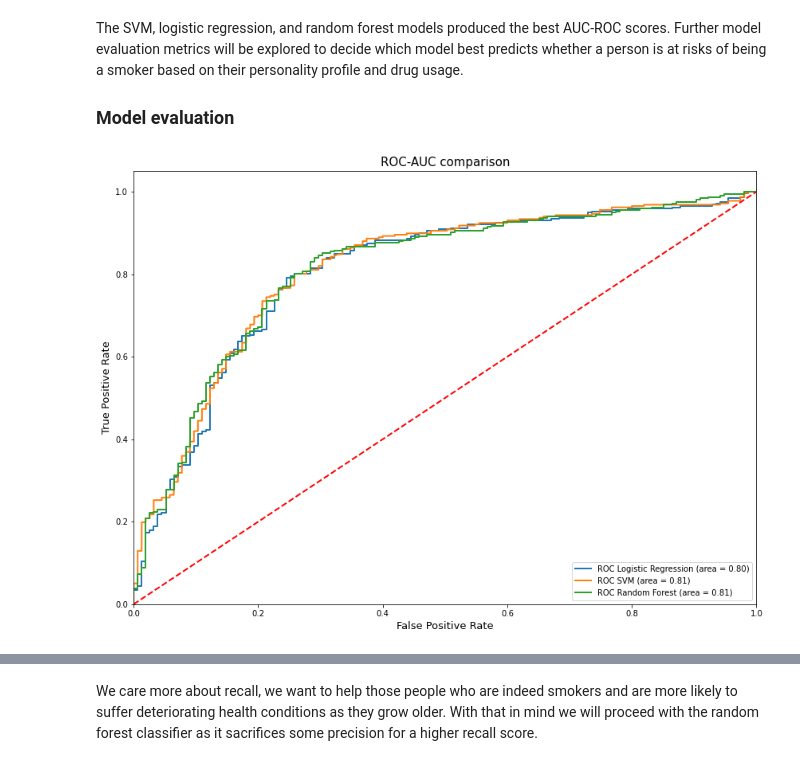
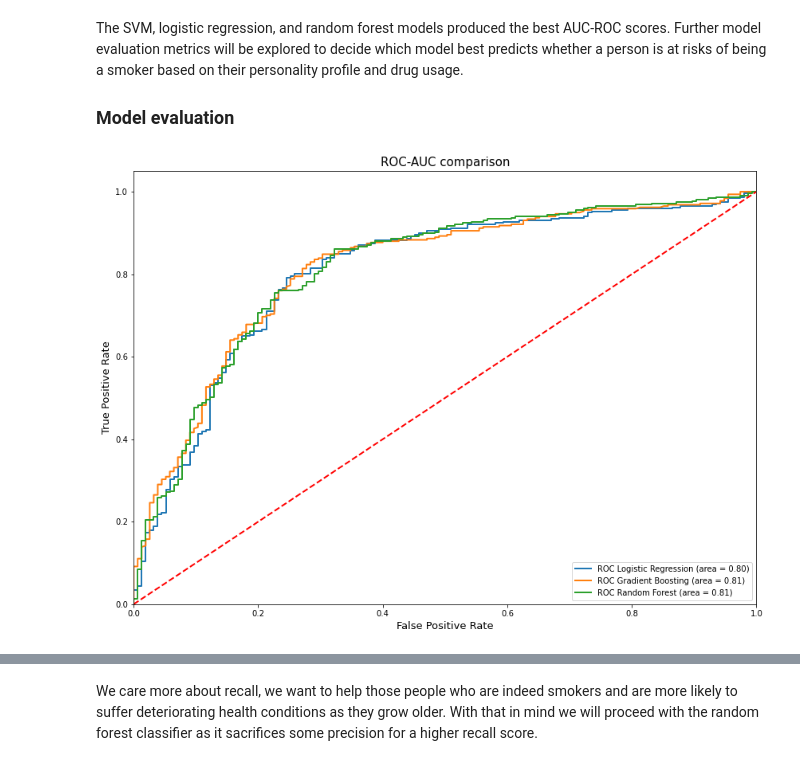
Before and after one commit to filiaguilar/Springboard-DS, a Jupyter notebook: Capstone 1/notebooks/Personality Profile Drug Consumption Risk - Pre-Processing and Modeling.ipynb, the cells around one changed output, grey strips where cells are left out. Cells and saved outputs as stored; diff of their text form; code cells hidden in the pictures.

```diff
--- a/Capstone 1/notebooks/Personality Profile Drug Consumption Risk - Pre-Processing and Modeling.ipynb
+++ b/Capstone 1/notebooks/Personality Profile Drug Consumption Risk - Pre-Processing and Modeling.ipynb
@@ -381,22 +352,22 @@ The SVM, logistic regression, and random forest models produced the best AUC-ROC
 # %%
 import matplotlib.pyplot as plt
 
 plt.figure(figsize=(14,10))
 
-for fpr, tpr, model in [(lr_fpr,lr_tpr,'Logistic Regression'),(svc_fpr,svc_tpr,'SVM'),(rf_fpr,rf_tpr,'Random Forest')]:
+for fpr, tpr, model in [(lr_fpr,lr_tpr,'Logistic Regression'),(gb_fpr,gb_tpr,'Gradient Boosting'),(rf_fpr,rf_tpr,'Random Forest')]:
     roc_auc = auc(fpr, tpr)
     plt.plot(fpr, tpr, linewidth=2, label='ROC '+ model + ' (area = %0.2f)' % roc_auc)
 
 plt.plot([0, 1], [0, 1], color='r', lw=2, linestyle='--')
 plt.xlim([0.0, 1.0])
 plt.ylim([0.0, 1.05])
 plt.xlabel('False Positive Rate', fontsize=13)
 plt.ylabel('True Positive Rate', fontsize=13)
 plt.title('ROC-AUC comparison', fontsize=15)
 plt.legend(loc="lower right")
 plt.show()
 # %% [output]
-[figure, old version]
+[figure, new version]
 # %%
 #confusion matrix function retrieved from https://github.com/DTrimarchi10/confusion_matrix
 import numpy as np
```
Also changed, not shown: parts of 18 cells of this notebook, 1 other file.
